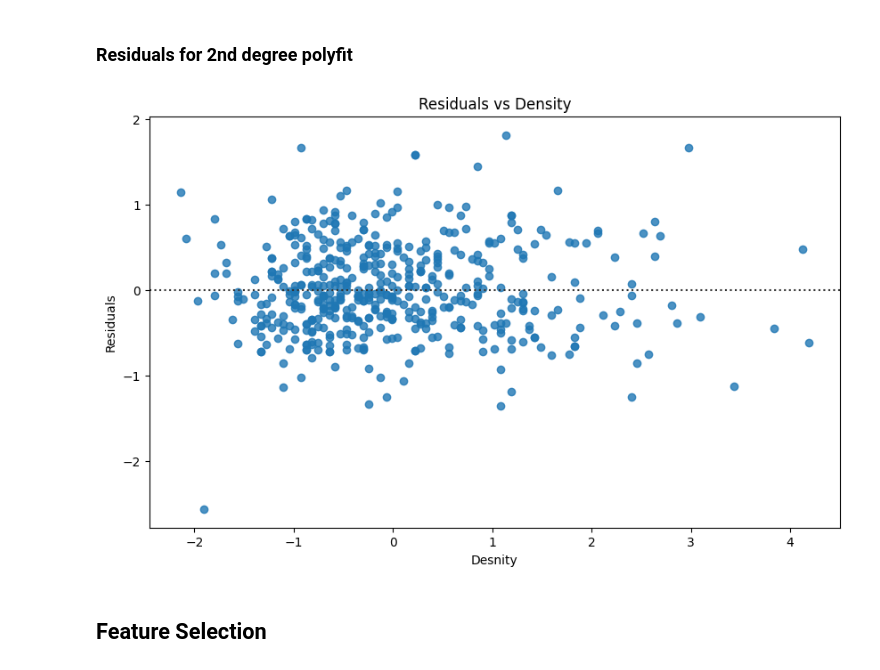
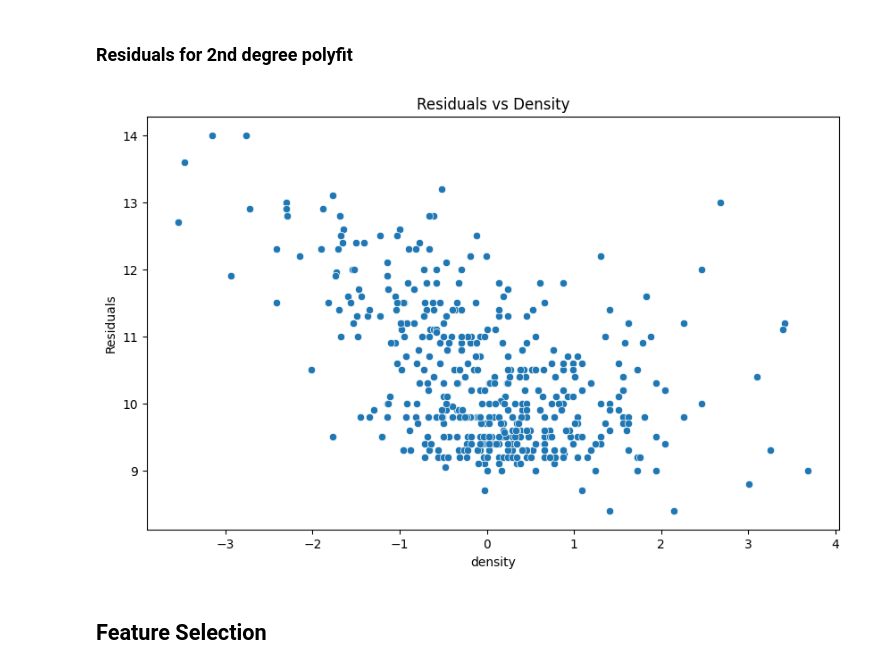
Before and after one commit to wortcook/UMKC, a Jupyter notebook: Fall2024/CS5565-0007/finalproj/shopper_analysis.ipynb, the cells around one changed output. Drawn from its saved outputs; the diff is of its cells as text; code cells hidden in the pictures.

```diff
--- a/Fall2024/CS5565-0007/finalproj/shopper_analysis.ipynb
+++ b/Fall2024/CS5565-0007/finalproj/shopper_analysis.ipynb
@@ -266,23 +266,28 @@ plt.show()
 # %% [markdown]
 ### Residuals for 2nd degree polyfit
 # %%
-X_poly = PolynomialFeatures(degree=2).fit_transform(X_scaled)
+polyfit = PolynomialFeatures(degree=2)
+X_poly = polyfit.fit_transform(X_scaled)
+X_poly = pd.DataFrame(X_poly)
+X_poly.columns = polyfit.get_feature_names_out(X_scaled.columns)
+
+
 
 X_train, X_test, Y_train, Y_test = train_test_split(X_poly, Y, test_size=0.3, random_state=RANDOM_SEED)
 
 lin_model = LinearRegression()
 lin_model.fit(X_train, Y_train)
 
 Y_pred = lin_model.predict(X_test)
 
 plt.figure(figsize=(10, 6))
-sns.residplot(x=X_test[:,1], y=Y_test-Y_pred)
-plt.xlabel('Desnity')
+sns.scatterplot(x=X_test['density'], y=Y_test)
+plt.xlabel('density')
 plt.ylabel('Residuals')
 plt.title('Residuals vs Density')
 plt.show()
 # %% [output]
-[figure, old version]
+[figure, new version]
 # %% [markdown]
 ## Feature Selection
 # %% [markdown]
```
Also changed, not shown: parts of 6 cells of this notebook.
